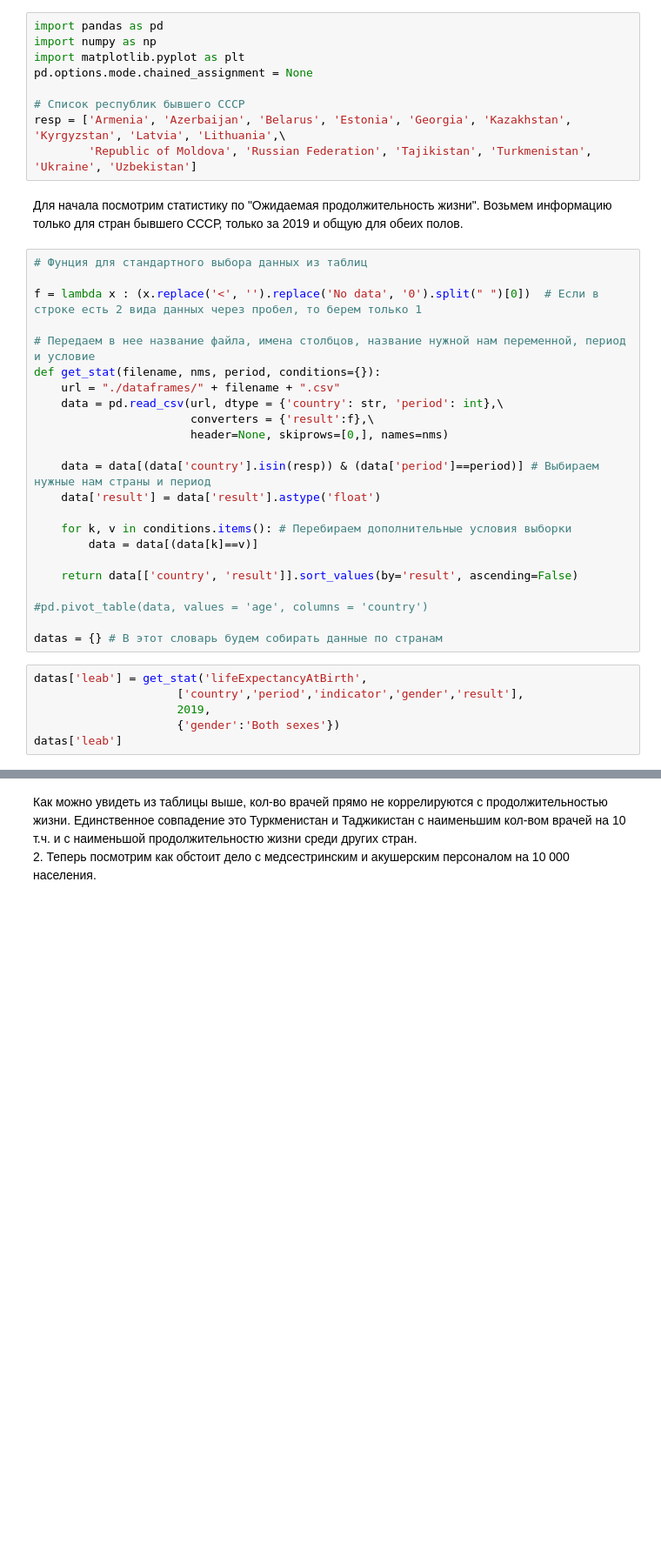
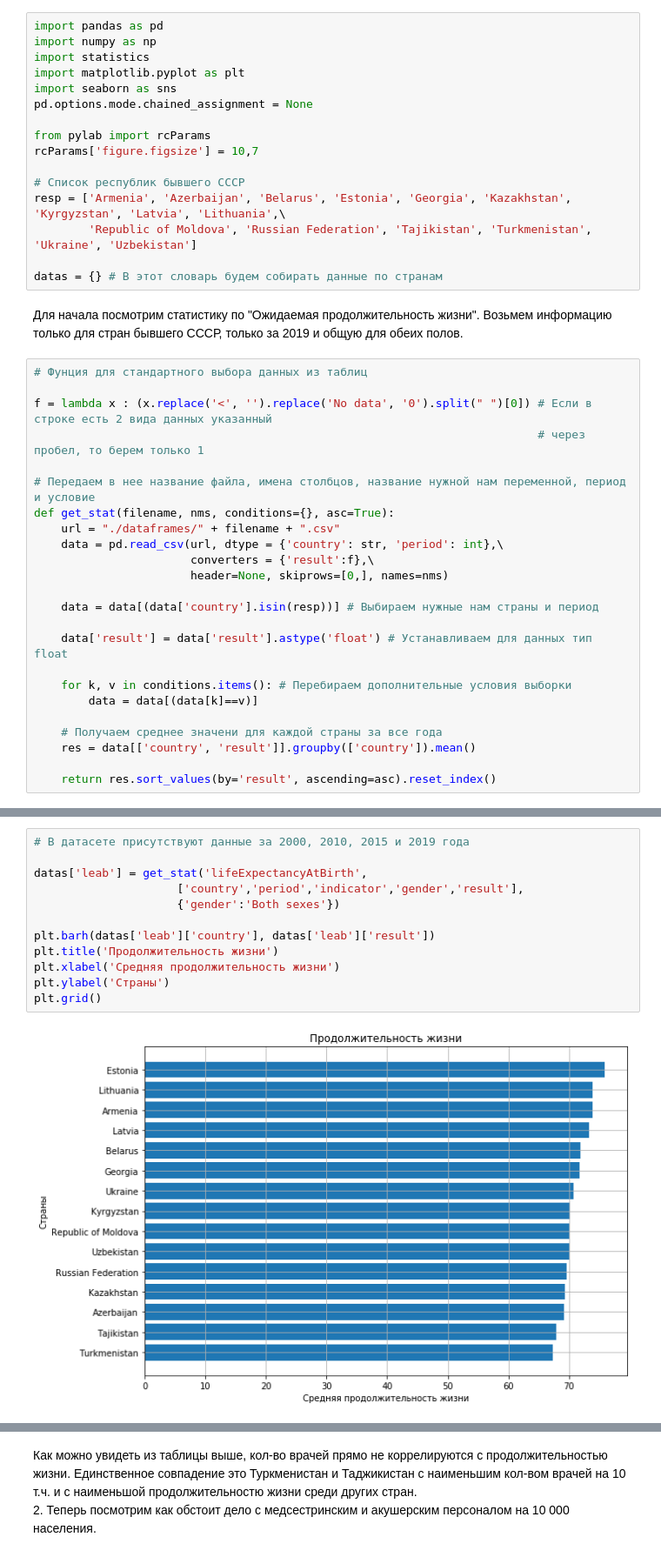
Before and after one commit to iamdenizzz/Diplom_DA-11, a Jupyter notebook: Diplom.ipynb, the cells around one changed output, grey strips where cells are left out. Shown at 87% size. Cells and saved outputs as stored; diff of their text form; blank space fills up the shorter version.

```diff
--- a/Diplom.ipynb
+++ b/Diplom.ipynb
@@ -1,40 +1,42 @@
 # %%
 import pandas as pd
 import numpy as np
+import statistics
 import matplotlib.pyplot as plt
+import seaborn as sns
 pd.options.mode.chained_assignment = None
+
+from pylab import rcParams
+rcParams['figure.figsize'] = 10,7
 
 # Список республик бывшего СССР
 resp = ['Armenia', 'Azerbaijan', 'Belarus', 'Estonia', 'Georgia', 'Kazakhstan', 'Kyrgyzstan', 'Latvia', 'Lithuania',\
         'Republic of Moldova', 'Russian Federation', 'Tajikistan', 'Turkmenistan', 'Ukraine', 'Uzbekistan']
+
+datas = {} # В этот словарь будем собирать данные по странам
 # %% [markdown]
 Для начала посмотрим статистику по "Ожидаемая продолжительность жизни". Возьмем информацию только для стран бывшего СССР, только за 2019 и общую для обеих полов.
 # %%
 # Фунция для стандартного выбора данных из таблиц
 
-f = lambda x : (x.replace('<', '').replace('No data', '0').split(" ")[0])  # Если в строке есть 2 вида данных через пробел, то берем только 1
+f = lambda x : (x.replace('<', '').replace('No data', '0').split(" ")[0]) # Если в строке есть 2 вида данных указанный
+                                                                          # через пробел, то берем только 1
 
 # Передаем в нее название файла, имена столбцов, название нужной нам переменной, период и условие
-def get_stat(filename, nms, period, conditions={}):
+def get_stat(filename, nms, conditions={}, asc=True):
     url = "./dataframes/" + filename + ".csv"
     data = pd.read_csv(url, dtype = {'country': str, 'period': int},\
                        converters = {'result':f},\
                        header=None, skiprows=[0,], names=nms)
 
-    data = data[(data['country'].isin(resp)) & (data['period']==period)] # Выбираем нужные нам страны и период
-    data['result'] = data['result'].astype('float')
+    data = data[(data['country'].isin(resp))] # Выбираем нужные нам страны и период
+
+    data['result'] = data['result'].astype('float') # Устанавливаем для данных тип float
 
     for k, v in conditions.items(): # Перебираем дополнительные условия выборки
         data = data[(data[k]==v)]
 
-    return data[['country', 'result']].sort_values(by='result', ascending=False)
+    # Получаем среднее значени для каждой страны за все года
+    res = data[['country', 'result']].groupby(['country']).mean()
 
-#pd.pivot_table(data, values = 'age', columns = 'country')
-
-datas = {} # В этот словарь будем собирать данные по странам
+    return res.sort_values(by='result', ascending=asc).reset_index()
-# %%
-datas['leab'] = get_stat('lifeExpectancyAtBirth',
-                     ['country','period','indicator','gender','result'],
-                     2019,
-                     {'gender':'Both sexes'})
-datas['leab']
@@ -57,0 +43,14 @@ datas['leab']
+# %%
+# В датасете присутствуют данные за 2000, 2010, 2015 и 2019 года
+
+datas['leab'] = get_stat('lifeExpectancyAtBirth',
+                     ['country','period','indicator','gender','result'],
+                     {'gender':'Both sexes'})
+
+plt.barh(datas['leab']['country'], datas['leab']['result'])
+plt.title('Продолжительность жизни')
+plt.xlabel('Средняя продолжительность жизни')
+plt.ylabel('Страны')
+plt.grid()
+# %% [output]
+[figure, added]
```
Also changed, not shown: parts of 61 cells of this notebook.
